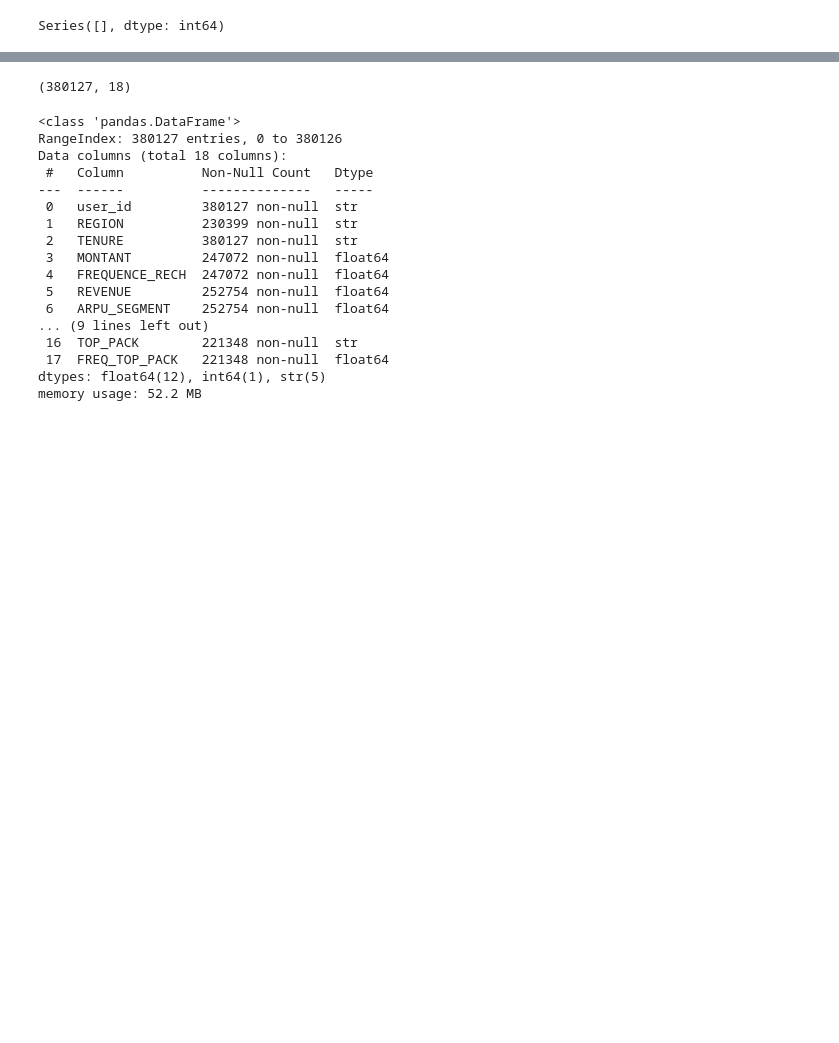
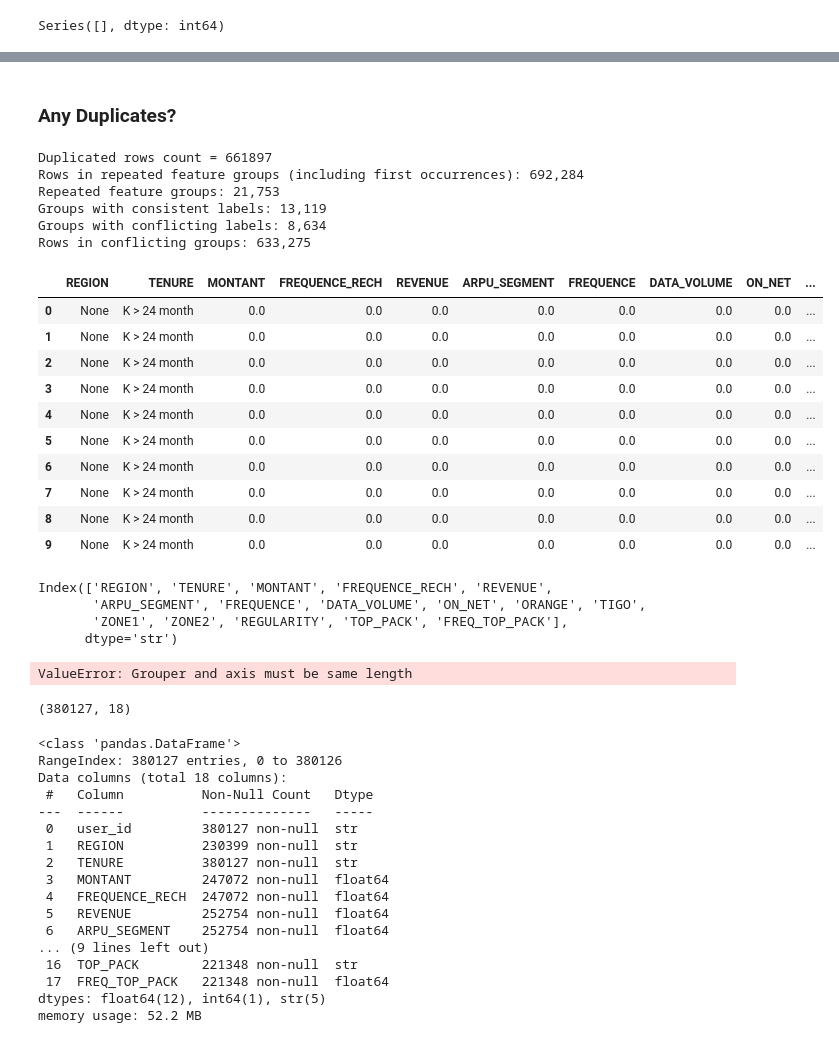
Before and after one commit to alimuratov/ml7101-expresso-churn-prediction, a Jupyter notebook: Starter/StarterNotebook.ipynb, the cells around one changed output, grey strips where cells are left out. Saved outputs shown, nothing was run; the diff lists cells and outputs as text; code cells hidden in the pictures; blank space fills up the shorter version.

Commit message:
Add original copy and Duplicate check

```diff
--- a/Starter/StarterNotebook.ipynb
+++ b/Starter/StarterNotebook.ipynb
@@ -119,9 +119,10 @@ Name: TOP_PACK, dtype: str
 target = "CHURN"
 X, y = train.copy(), train[target].copy()
 
-# Drop constant columns as well
+# Drop constant columns
 # dropping user_id as well for obvious reasons
-X.drop(columns=['user_id', 'MRG', target], inplace=True)
+# NOT Dropping target YET, just to simplify deduplication and other stuff down the line
+X.drop(columns=['user_id', 'MRG'], inplace=True)
 # %% [markdown]
 ## Data Understanding
 # %% [markdown]
@@ -265,3 +268,64 @@ test.tail()
+# %% [markdown]
+### Any Duplicates?
+# %%
+print(f"Duplicated rows count = {X.duplicated().sum()}")
+# Note -> YES, A lot of duplications. But, this are different customers...
+# How does each "duplication group" compare with the churn label?
+
+# Exact duplicates include the label; feature duplicates exclude it.
+total_duplicates = X.duplicated().sum()
+feature_cols = X.columns.drop(target).tolist()
+duplicate_mask = X.duplicated(subset=feature_cols, keep=False)
+duplicate_rows = X.loc[duplicate_mask].copy()
+
+# Count both labels for each repeated feature combination.
+duplicate_summary = (
+    duplicate_rows.groupby(feature_cols, dropna=False, observed=True, sort=False)[target]
+    .agg(rows="size", distinct_labels="nunique", churn_1="sum")
+)
+duplicate_summary["churn_0"] = duplicate_summary["rows"] - duplicate_summary["churn_1"]
+conflicting_groups = duplicate_summary.loc[
+    duplicate_summary["distinct_labels"] > 1
+].sort_values("rows", ascending=False)
+
+print(f"Rows in repeated feature groups (including first occurrences): {len(duplicate_rows):,}")
+print(f"Repeated feature groups: {len(duplicate_summary):,}")
+print(f"Groups with consistent labels: {(duplicate_summary['distinct_labels'] == 1).sum():,}")
+print(f"Groups with conflicting labels: {len(conflicting_groups):,}")
+print(f"Rows in conflicting groups: {conflicting_groups['rows'].sum():,}")
+
+# Each displayed group has identical features but both CHURN=0 and CHURN=1.
+display(conflicting_groups.head(10).reset_index())
+# %% [output]
+Duplicated rows count = 661897
+Rows in repeated feature groups (including first occurrences): 692,284
+Repeated feature groups: 21,753
+Groups with consistent labels: 13,119
+Groups with conflicting labels: 8,634
+Rows in conflicting groups: 633,275
+|  | REGION | TENURE | MONTANT | FREQUENCE_RECH | REVENUE | ARPU_SEGMENT | FREQUENCE | DATA_VOLUME | ON_NET | ... |
+| 0 | None | K > 24 month | 0.0 | 0.0 | 0.0 | 0.0 | 0.0 | 0.0 | 0.0 | ... |
+| 1 | None | K > 24 month | 0.0 | 0.0 | 0.0 | 0.0 | 0.0 | 0.0 | 0.0 | ... |
+| 2 | None | K > 24 month | 0.0 | 0.0 | 0.0 | 0.0 | 0.0 | 0.0 | 0.0 | ... |
+| 3 | None | K > 24 month | 0.0 | 0.0 | 0.0 | 0.0 | 0.0 | 0.0 | 0.0 | ... |
+| 4 | None | K > 24 month | 0.0 | 0.0 | 0.0 | 0.0 | 0.0 | 0.0 | 0.0 | ... |
+| 5 | None | K > 24 month | 0.0 | 0.0 | 0.0 | 0.0 | 0.0 | 0.0 | 0.0 | ... |
+| 6 | None | K > 24 month | 0.0 | 0.0 | 0.0 | 0.0 | 0.0 | 0.0 | 0.0 | ... |
+| 7 | None | K > 24 month | 0.0 | 0.0 | 0.0 | 0.0 | 0.0 | 0.0 | 0.0 | ... |
+| 8 | None | K > 24 month | 0.0 | 0.0 | 0.0 | 0.0 | 0.0 | 0.0 | 0.0 | ... |
+| 9 | None | K > 24 month | 0.0 | 0.0 | 0.0 | 0.0 | 0.0 | 0.0 | 0.0 | ... |
+# %%
+X.columns[:-1]
+# %% [output]
+Index(['REGION', 'TENURE', 'MONTANT', 'FREQUENCE_RECH', 'REVENUE',
+       'ARPU_SEGMENT', 'FREQUENCE', 'DATA_VOLUME', 'ON_NET', 'ORANGE', 'TIGO',
+       'ZONE1', 'ZONE2', 'REGULARITY', 'TOP_PACK', 'FREQ_TOP_PACK'],
+      dtype='str')
+# %%
+X_soft = X.groupby(X.columns[:-1])[target].mean().reset_index(name="soft_target")
+len(X_soft)
+# %% [output]
+ValueError: Grouper and axis must be same length
 # %%
 test.shape
 # %% [output]
```
Also changed, not shown: parts of 5 cells of this notebook.
